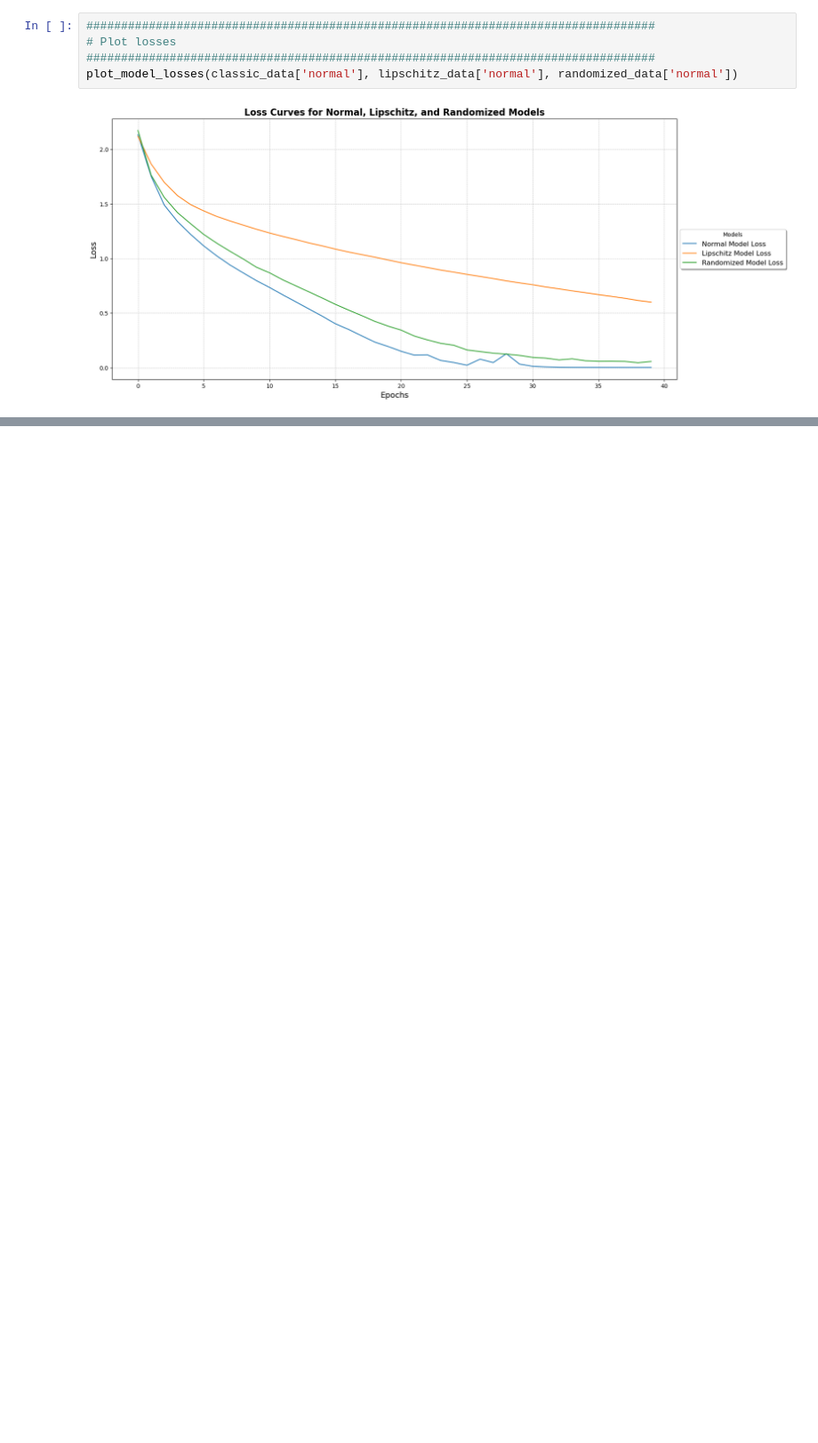
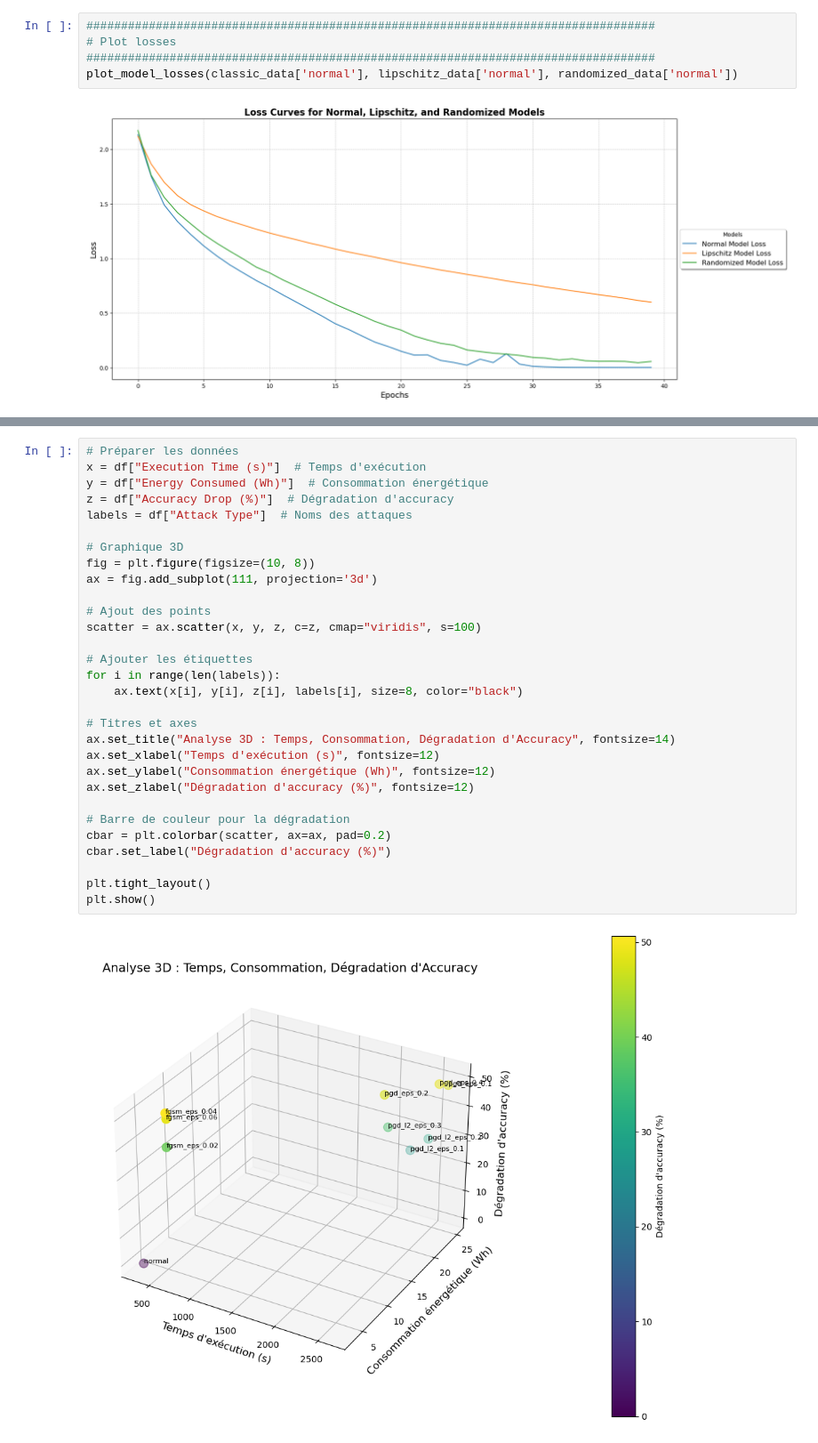
Before and after one commit to Choup522/IAProject, a Jupyter notebook: DisplayResults.ipynb, the cells around one changed output, grey strips where cells are left out. Shown at 89% size. Saved outputs shown, nothing was run; the diff lists cells and outputs as text; blank space fills up the shorter version.

```diff
--- a/DisplayResults.ipynb
+++ b/DisplayResults.ipynb
@@ -815,0 +963,32 @@ plot_model_losses(classic_data['normal'], lipschitz_data['normal'], randomized_d
+# %%
+# Préparer les données
+x = df["Execution Time (s)"]  # Temps d'exécution
+y = df["Energy Consumed (Wh)"]  # Consommation énergétique
+z = df["Accuracy Drop (%)"]  # Dégradation d'accuracy
+labels = df["Attack Type"]  # Noms des attaques
+
+# Graphique 3D
+fig = plt.figure(figsize=(10, 8))
+ax = fig.add_subplot(111, projection='3d')
+
+# Ajout des points
+scatter = ax.scatter(x, y, z, c=z, cmap="viridis", s=100)
+
+# Ajouter les étiquettes
+for i in range(len(labels)):
+    ax.text(x[i], y[i], z[i], labels[i], size=8, color="black")
+
+# Titres et axes
+ax.set_title("Analyse 3D : Temps, Consommation, Dégradation d'Accuracy", fontsize=14)
+ax.set_xlabel("Temps d'exécution (s)", fontsize=12)
+ax.set_ylabel("Consommation énergétique (Wh)", fontsize=12)
+ax.set_zlabel("Dégradation d'accuracy (%)", fontsize=12)
+
+# Barre de couleur pour la dégradation
+cbar = plt.colorbar(scatter, ax=ax, pad=0.2)
+cbar.set_label("Dégradation d'accuracy (%)")
+
+plt.tight_layout()
+plt.show()
+# %% [output]
+[figure, added]
```
Also changed, not shown: parts of 6 cells of this notebook, 1 other file.
